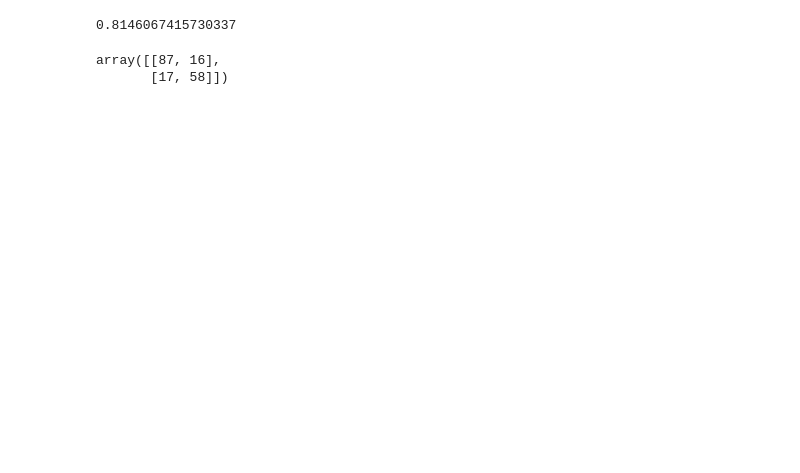
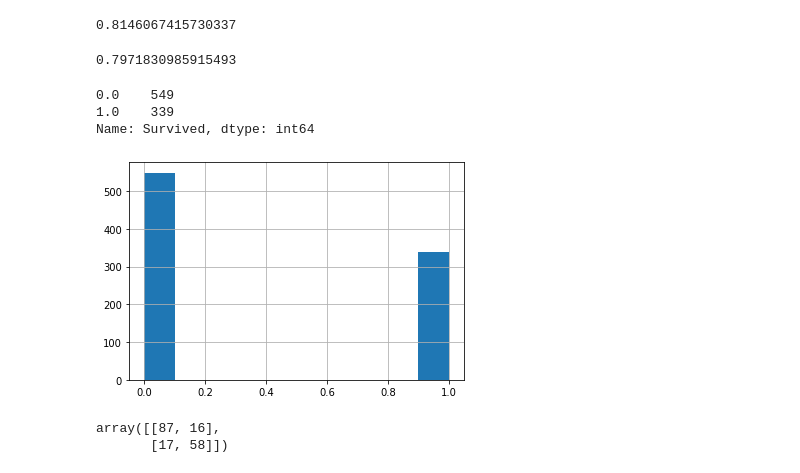
Before and after one commit to xalejandrow/4geeks_TitanicExampletitanic, a Jupyter notebook: export/logistic-regression.ipynb, the cells around one changed output. Saved outputs shown, nothing was run; the diff lists cells and outputs as text; code cells hidden in the pictures; blank space fills up the shorter version.

```diff
--- a/export/logistic-regression.ipynb
+++ b/export/logistic-regression.ipynb
@@ -191,6 +217,21 @@ from sklearn.metrics import roc_auc_score
 accuracy_score(y_test, y_pred)
 # %% [output]
 0.8146067415730337
+# %%
+accuracy_score(y_train, y_pred_train)
+# %% [output]
+0.7971830985915493
+# %%
+y.value_counts()
+# %% [output]
+0.0    549
+1.0    339
+Name: Survived, dtype: int64
+# %%
+y.hist()
+plt.show()
+# %% [output]
+[figure, added]
 # %%
 # Confusion Matrix
 
```
Also changed, not shown: parts of 9 cells of this notebook, 1 other file.
